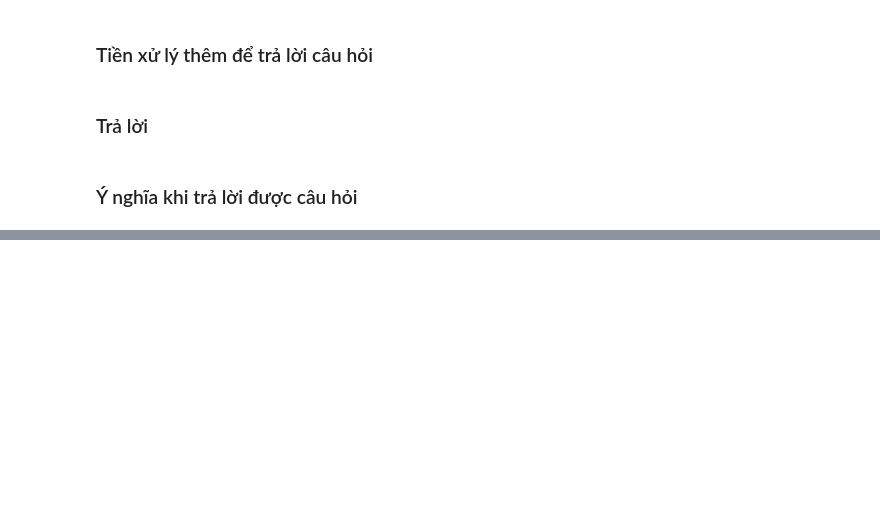
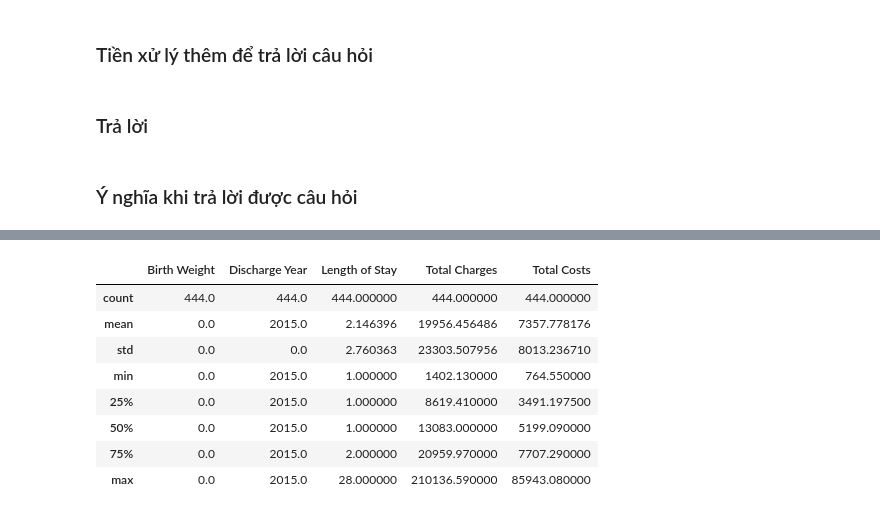
Before and after one commit to viplazylmht/P4DS_final, a Jupyter notebook: P4DS_Final.ipynb, the cells around one changed output, grey strips where cells are left out. Saved outputs shown, nothing was run; the diff lists cells and outputs as text; code cells hidden in the pictures; blank space fills up the shorter version.

```diff
--- a/P4DS_Final.ipynb
+++ b/P4DS_Final.ipynb
@@ -430,0 +475,12 @@ $\rightarrow$ Dữ liệu không còn chứa các thuộc tính bị khuyết.
+# %%
+abortion_df.groupby('Type of Admission').get_group('Elective').describe()
+# %% [output]
+|  | Birth Weight | Discharge Year | Length of Stay | Total Charges | Total Costs |
+| count | 444.0 | 444.0 | 444.000000 | 444.000000 | 444.000000 |
+| mean | 0.0 | 2015.0 | 2.146396 | 19956.456486 | 7357.778176 |
+| std | 0.0 | 0.0 | 2.760363 | 23303.507956 | 8013.236710 |
+| min | 0.0 | 2015.0 | 1.000000 | 1402.130000 | 764.550000 |
+| 25% | 0.0 | 2015.0 | 1.000000 | 8619.410000 | 3491.197500 |
+| 50% | 0.0 | 2015.0 | 1.000000 | 13083.000000 | 5199.090000 |
+| 75% | 0.0 | 2015.0 | 2.000000 | 20959.970000 | 7707.290000 |
+| max | 0.0 | 2015.0 | 28.000000 | 210136.590000 | 85943.080000 |
```
Also changed, not shown: parts of 23 cells of this notebook.
